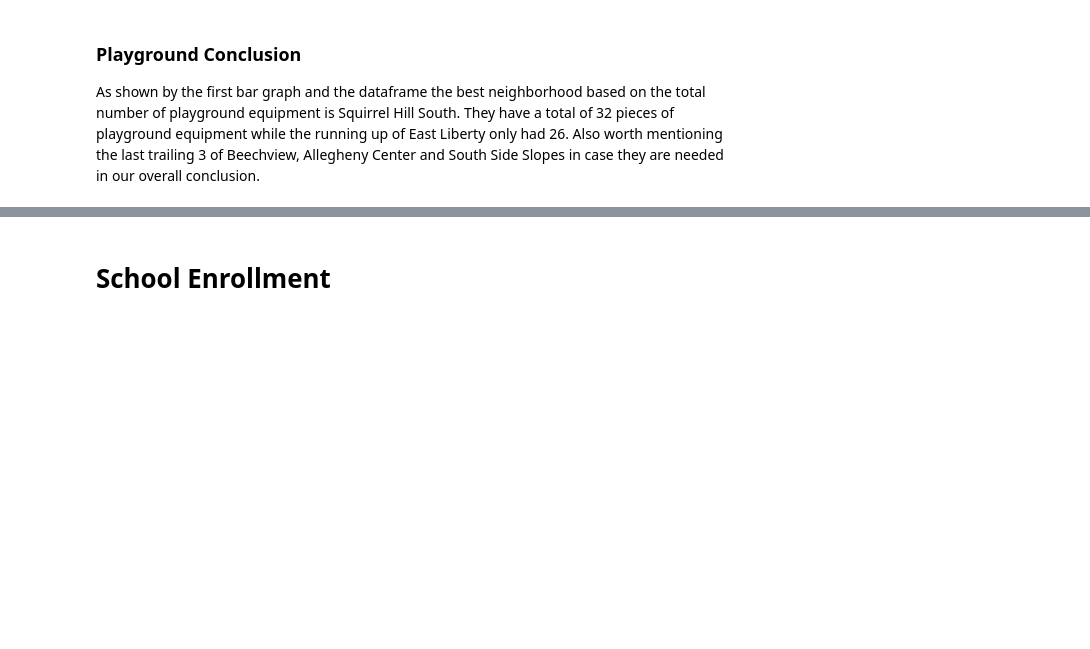
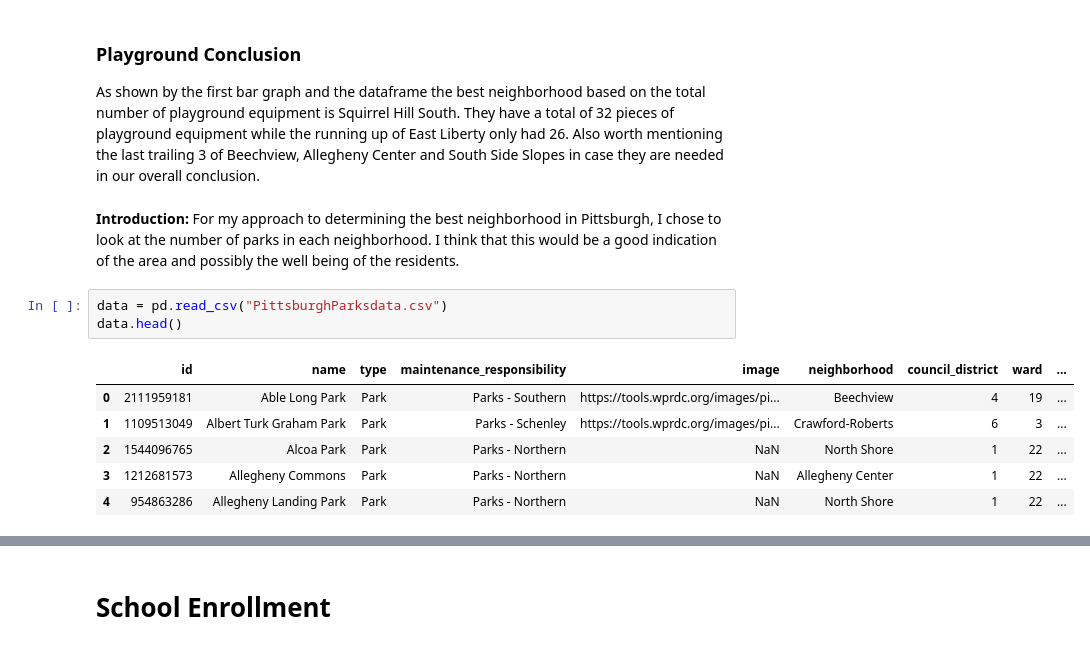
Before and after one commit to ndb63/BigIdeasFinal, a Jupyter notebook: BigIdeasFinal.ipynb, the cells around one changed output, grey strips where cells are left out. Cells and saved outputs as stored; diff of their text form; blank space fills up the shorter version.

Commit message:
adding parks

```diff
--- a/BigIdeasFinal.ipynb
+++ b/BigIdeasFinal.ipynb
@@ -134,3 +134,15 @@ sortedF.head(5)
 # %% [markdown]
 ### Playground Conclusion
 As shown by the first bar graph and the dataframe the best neighborhood based on the total number of playground equipment is Squirrel Hill South. They have a total of 32 pieces of playground equipment while the running up of East Liberty only had 26. Also worth mentioning the last trailing 3 of Beechview, Allegheny Center and South Side Slopes in case they are needed in our overall conclusion.
+# %% [markdown]
+**Introduction:** For my approach to determining the best neighborhood in Pittsburgh, I chose to look at the number of parks in each neighborhood. I think that this would be a good indication of the area and possibly the well being of the residents.
+# %%
+data = pd.read_csv("PittsburghParksdata.csv")
+data.head()
+# %% [output]
+|  | id | name | type | maintenance_responsibility | image | neighborhood | council_district | ward | ... |
+| 0 | 2111959181 | Able Long Park | Park | Parks - Southern | https://tools.wprdc.org/images/pi... | Beechview | 4 | 19 | ... |
+| 1 | 1109513049 | Albert Turk Graham Park | Park | Parks - Schenley | https://tools.wprdc.org/images/pi... | Crawford-Roberts | 6 | 3 | ... |
+| 2 | 1544096765 | Alcoa Park | Park | Parks - Northern | NaN | North Shore | 1 | 22 | ... |
+| 3 | 1212681573 | Allegheny Commons | Park | Parks - Northern | NaN | Allegheny Center | 1 | 22 | ... |
+| 4 | 954863286 | Allegheny Landing Park | Park | Parks - Northern | NaN | North Shore | 1 | 22 | ... |
```
Also changed, not shown: parts of 5 cells of this notebook.
